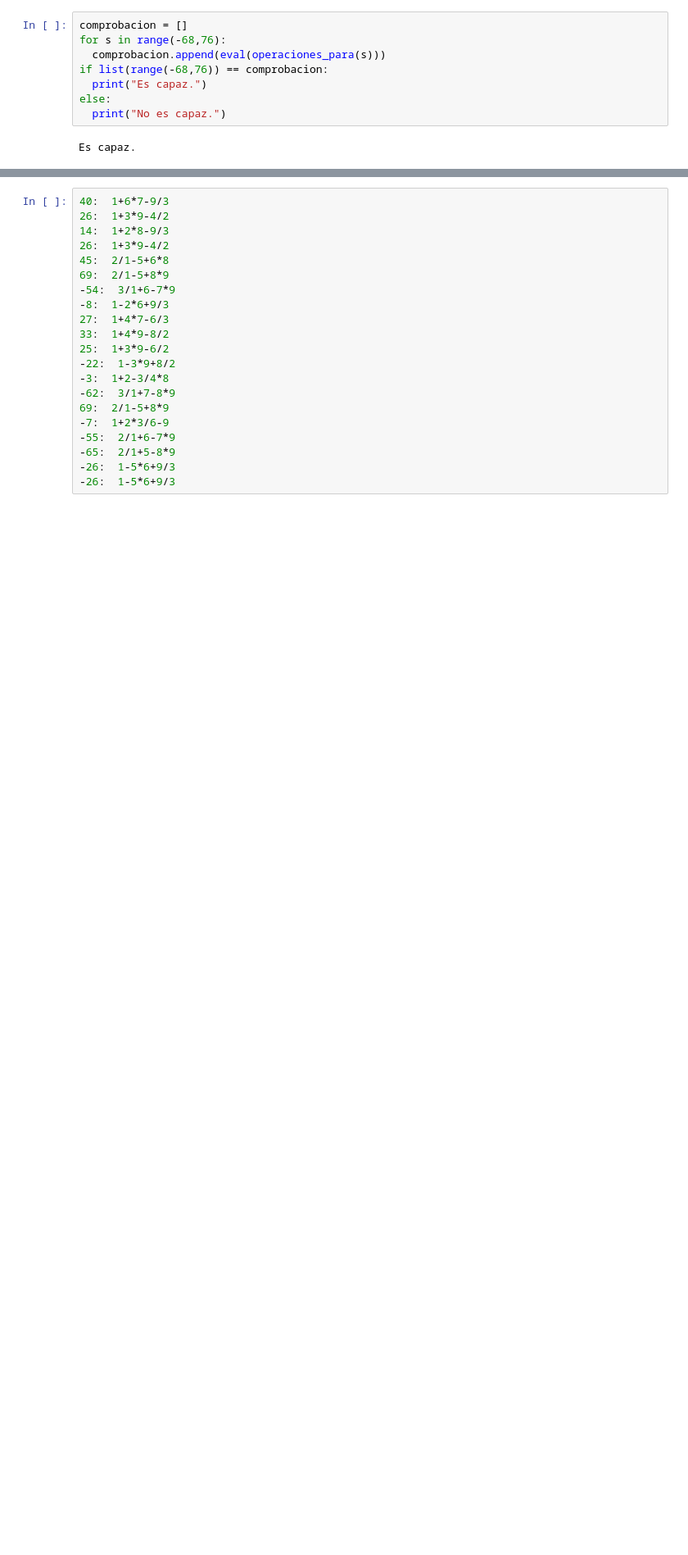
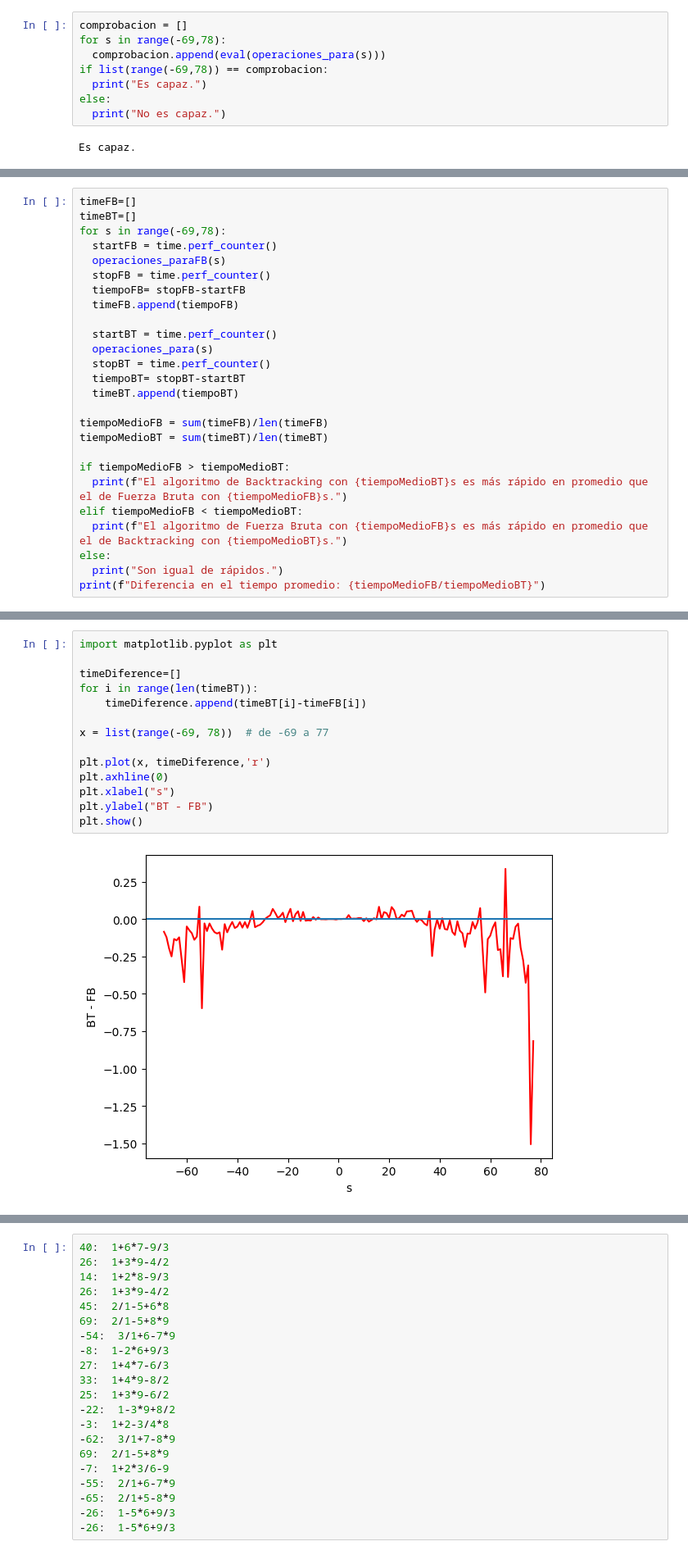
Before and after one commit to sanzmalex/AlgoritmosdeOptimizacion, a Jupyter notebook: Seminario_Algoritmos_AlexSanzMorant_SergioMonrabalRomero.ipynb, the cells around one changed output, grey strips where cells are left out. Shown at 82% size. Saved outputs shown, nothing was run; the diff lists cells and outputs as text; blank space fills up the shorter version.

```diff
--- a/Seminario_Algoritmos_AlexSanzMorant_SergioMonrabalRomero.ipynb
+++ b/Seminario_Algoritmos_AlexSanzMorant_SergioMonrabalRomero.ipynb
@@ -273,9 +375,9 @@ Por tanto, el máximo es 77 y el mínimo es -69
 Ejecutando el siguiente código, podemos comprobar como el algoritmo es capaz de encontrar todos los números entre el -69 y el 77:
 # %%
 comprobacion = []
-for s in range(-68,76):
+for s in range(-69,78):
   comprobacion.append(eval(operaciones_para(s)))
-if list(range(-68,76)) == comprobacion:
+if list(range(-69,78)) == comprobacion:
   print("Es capaz.")
 else:
   print("No es capaz.")
@@ -283,0 +459,26 @@ Es capaz.
+# %%
+timeFB=[]
+timeBT=[]
+for s in range(-69,78):
+  startFB = time.perf_counter()
+  operaciones_paraFB(s)
+  stopFB = time.perf_counter()
+  tiempoFB= stopFB-startFB
+  timeFB.append(tiempoFB)
+
+  startBT = time.perf_counter()
+  operaciones_para(s)
+  stopBT = time.perf_counter()
+  tiempoBT= stopBT-startBT
+  timeBT.append(tiempoBT)
+
+tiempoMedioFB = sum(timeFB)/len(timeFB)
+tiempoMedioBT = sum(timeBT)/len(timeBT)
+
+if tiempoMedioFB > tiempoMedioBT:
+  print(f"El algoritmo de Backtracking con {tiempoMedioBT}s es más rápido en promedio que el de Fuerza Bruta con {tiempoMedioFB}s.")
+elif tiempoMedioFB < tiempoMedioBT:
+  print(f"El algoritmo de Fuerza Bruta con {tiempoMedioFB}s es más rápido en promedio que el de Backtracking con {tiempoMedioBT}s.")
+else:
+  print("Son igual de rápidos.")
+print(f"Diferencia en el tiempo promedio: {tiempoMedioFB/tiempoMedioBT}")
@@ -283,0 +672,16 @@ Es capaz.
+# %%
+import matplotlib.pyplot as plt
+
+timeDiference=[]
+for i in range(len(timeBT)):
+	timeDiference.append(timeBT[i]-timeFB[i])
+
+x = list(range(-69, 78))  # de -69 a 77
+
+plt.plot(x, timeDiference,'r')
+plt.axhline(0)
+plt.xlabel("s")
+plt.ylabel("BT - FB")
+plt.show()
+# %% [output]
+[figure, added]
```
Also changed, not shown: parts of 77 cells of this notebook, 3 other files.
